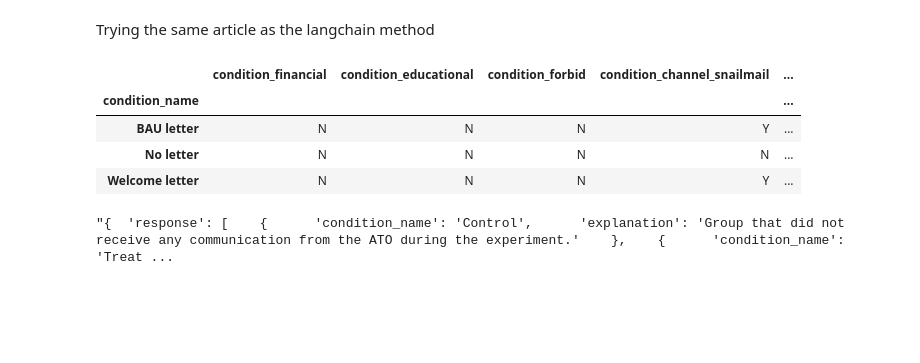
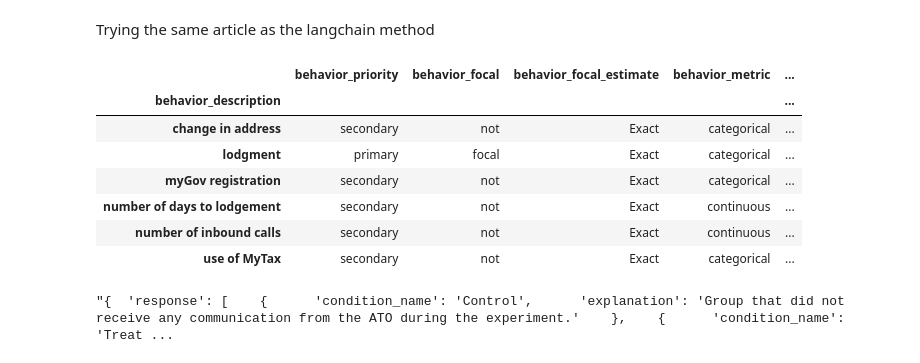
Before and after one commit to Watts-Lab/atlas, a Jupyter notebook: notebooks/gpt_turbo_atlas.ipynb, the cells around one changed output. Drawn from its saved outputs; the diff is of its cells as text; code cells hidden in the pictures; blank space fills up the shorter version.

```diff
--- a/notebooks/gpt_turbo_atlas.ipynb
+++ b/notebooks/gpt_turbo_atlas.ipynb
@@ -470,15 +470,18 @@ for ar in sample_articles:
 # %%
 behavior_human, condition_human = get_condition_behavior_human_answers(
     master_db_df, 'A_55'
 )
 
-condition_human
+behavior_human
 # %% [output]
-|  | condition_financial | condition_educational | condition_forbid | condition_channel_snailmail | ... |
-| condition_name |  |  |  |  | ... |
-| BAU letter | N | N | N | Y | ... |
-| No letter | N | N | N | N | ... |
-| Welcome letter | N | N | N | Y | ... |
+|  | behavior_priority | behavior_focal | behavior_focal_estimate | behavior_metric | ... |
+| behavior_description |  |  |  |  | ... |
+| change in address | secondary | not | Exact | categorical | ... |
+| lodgment | primary | focal | Exact | categorical | ... |
+| myGov registration | secondary | not | Exact | categorical | ... |
+| number of days to lodgement | secondary | not | Exact | continuous | ... |
+| number of inbound calls | secondary | not | Exact | continuous | ... |
+| use of MyTax | secondary | not | Exact | categorical | ... |
 # %%
 res = call_gpt_turbo(
     ar_texts["A_55"],
```
Also changed, not shown: parts of 14 cells of this notebook, 3 other files.
